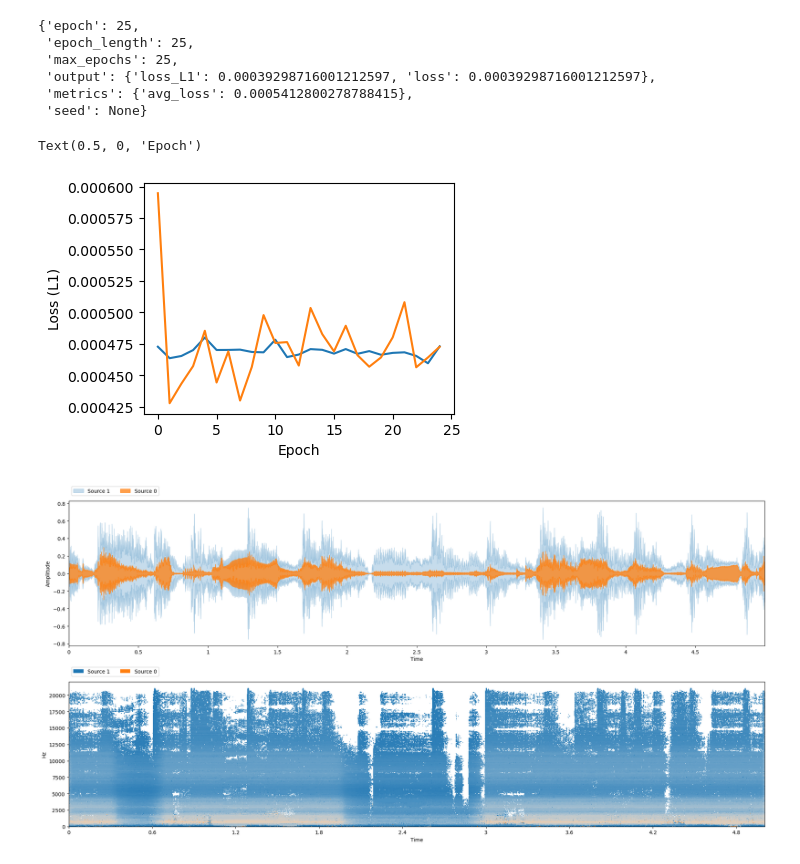
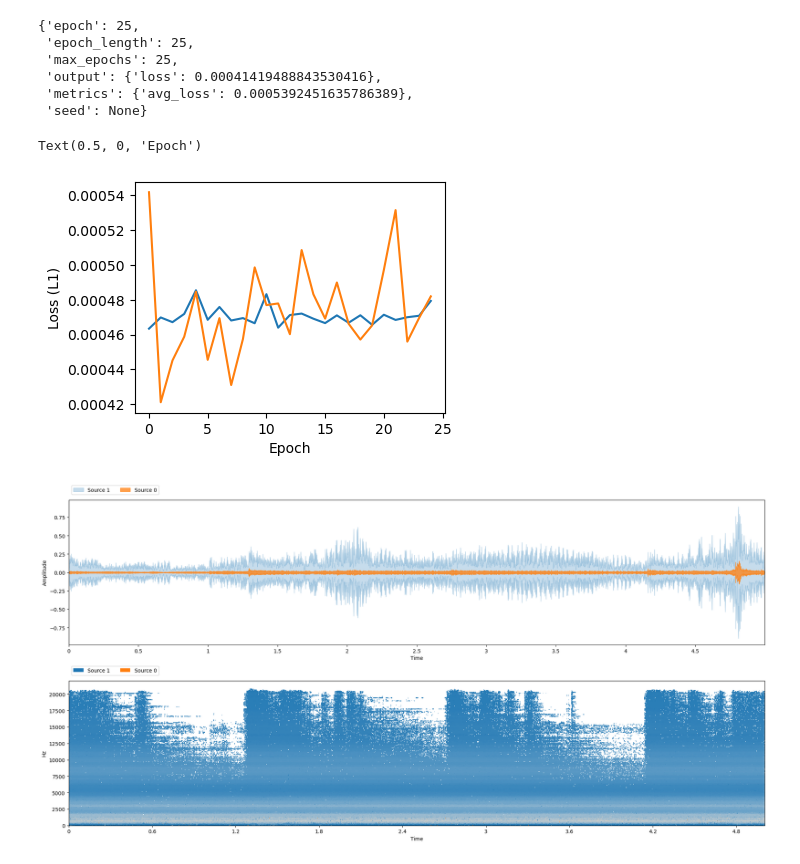
Before and after one commit to kstone40/audio_isolation, a Jupyter notebook: Evaluate_Fit_Model.ipynb, the cells around one changed output. Drawn from its saved outputs; the diff is of its cells as text; code cells hidden in the pictures.

Commit message:
Trained more models, did some inspection of training protocols

```diff
--- a/Evaluate_Fit_Model.ipynb
+++ b/Evaluate_Fit_Model.ipynb
@@ -39,5 +40,5 @@ os.listdir('models/')
 # %%
-model_name = 'ST_mask_10layer'
+model_name = 'ST_mask_15layer'
 # %%
 model_path = 'models/'+model_name+'/checkpoints/latest.model.pth'
 config_path = 'models/'+model_name+'/configs.yml'
@@ -59,8 +60,8 @@ model_checkpoint['metadata']['trainer.state_dict']
 {'epoch': 25,
  'epoch_length': 25,
  'max_epochs': 25,
- 'output': {'loss_L1': 0.00039298716001212597, 'loss': 0.00039298716001212597},
- 'metrics': {'avg_loss': 0.0005412800278788415},
+ 'output': {'loss': 0.00041419488843530416},
+ 'metrics': {'avg_loss': 0.0005392451635786389},
  'seed': None}
 # %%
 val_loss = model_checkpoint['metadata']['trainer.state.epoch_history']['validation/loss']
@@ -75,27 +76,27 @@ plt.ylabel('Loss (L1)')
 plt.xlabel('Epoch')
 # %% [output]
 Text(0.5, 0, 'Epoch')
-[figure, old version]
+[figure, new version]
 # %%
 #Load in the model
 separator = nussl.separation.deep.DeepMaskEstimation(
     nussl.AudioSignal(), model_path=model_path,
     device='cpu',
 )
 
 #Test on the data
 test_folder = configs['test_folder']
 tfm = nussl_tfm.Compose([
     nussl_tfm.SumSources([['bass', 'drums', 'other']]),
 ])
-test_data = data.mixer(stft_params, transform=tfm, fg_path=configs['test_folder'], num_mixtures=999999, coherent_prob=1.0, duration=5)
+test_data = data.mixer(stft_params, transform=tfm, fg_path=configs['test_folder'], num_mixtures=50, coherent_prob=1.0, duration=5)
 
-item = test_data[1]
+item = test_data[5]
 separator.audio_signal = item['mix']
 estimates = separator()
 estimates.append(item['mix'] - estimates[0])
 
 viz.show_sources(estimates)
 # %% [output]
-[figure, old version]
+[figure, new version]
 [interactive output not drawn]
```
Also changed, not shown: parts of 5 cells of this notebook, 8 other files.
